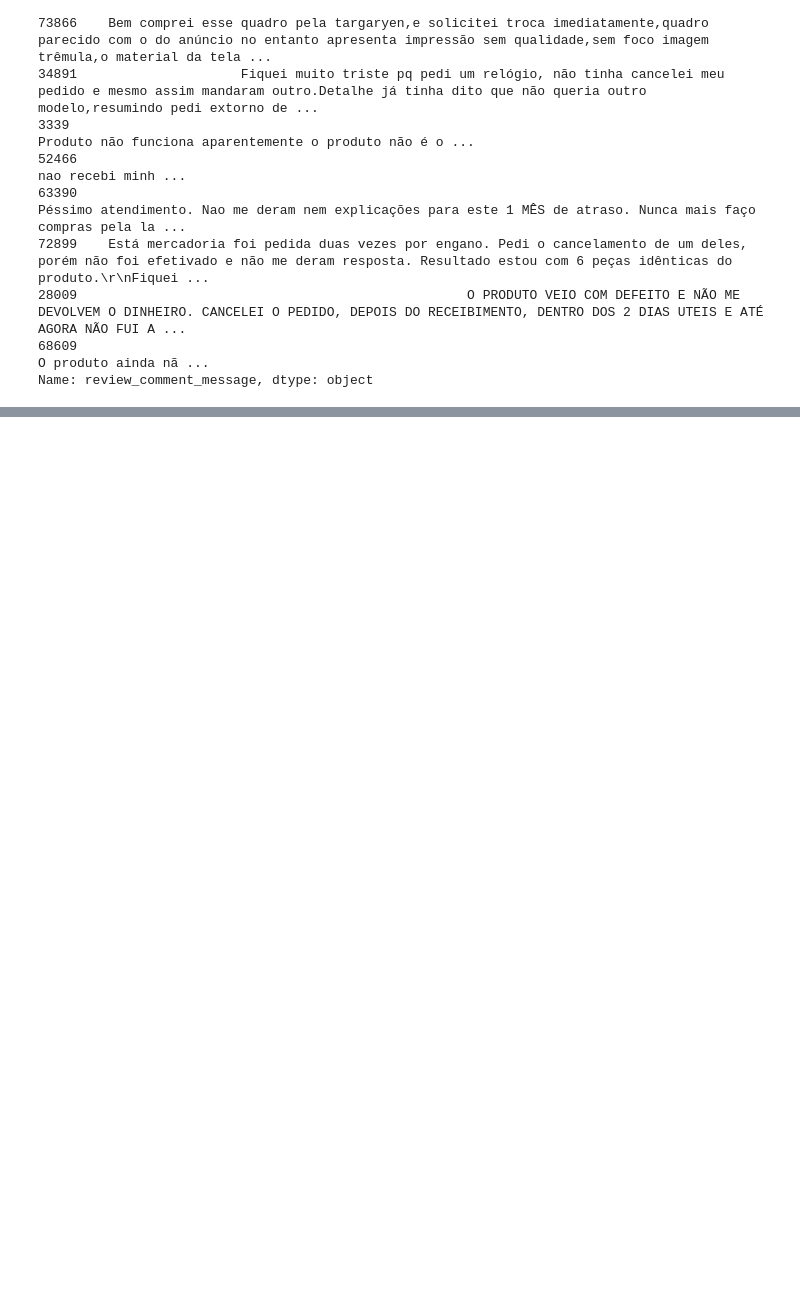
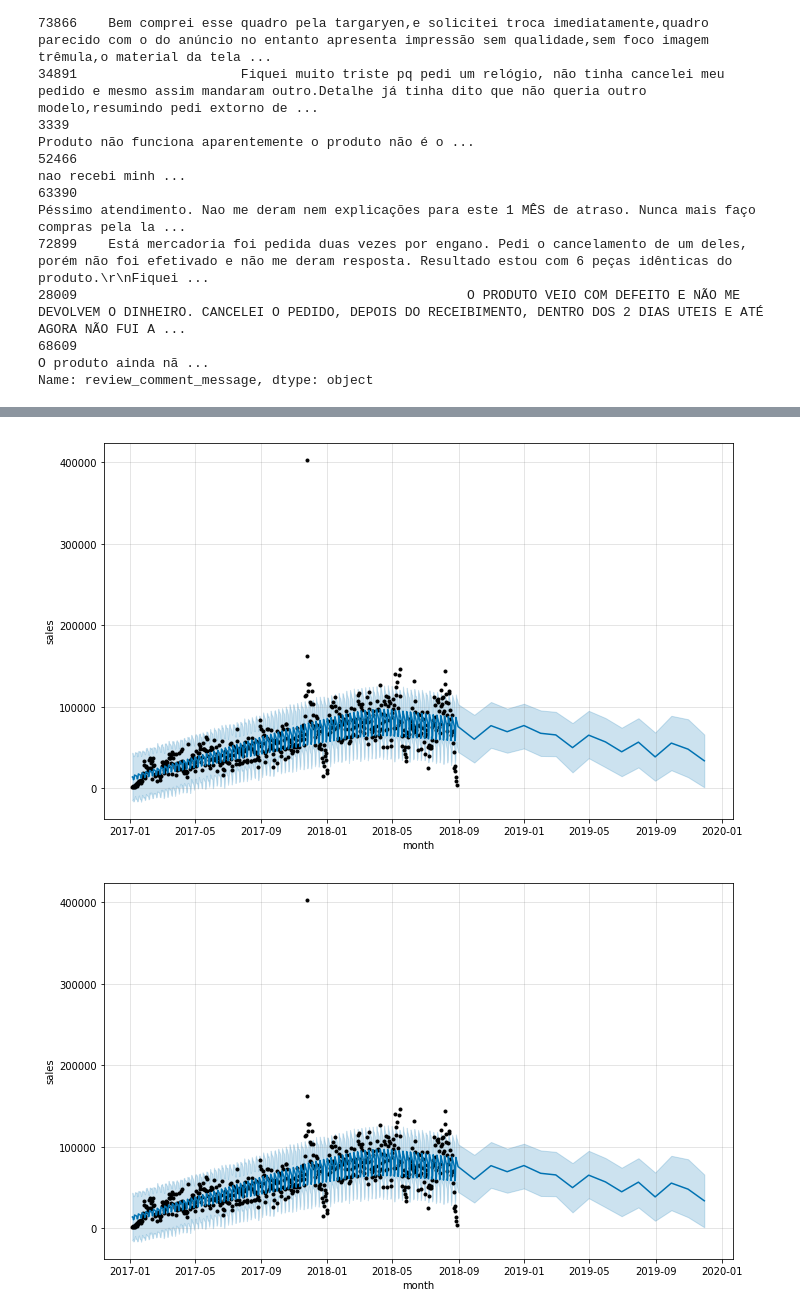
Before and after one commit to FoeinLove/Philips_Market_Analytics, a Jupyter notebook: phi.ipynb, the cells around one changed output, grey strips where cells are left out. Cells and saved outputs as stored; diff of their text form; code cells hidden in the pictures; blank space fills up the shorter version.

```diff
--- a/phi.ipynb
+++ b/phi.ipynb
@@ -249,0 +563,2 @@ We can extract key words from their comment messages to get a statistical view.
+# %%
+daily_sales.columns = ['ds','y']
@@ -249,0 +573,7 @@ We can extract key words from their comment messages to get a statistical view.
+# %%
+future_sale = m.make_future_dataframe(periods=16,freq='M')
+forecast_sale = m.predict(future_sale)
+m.plot(forecast_sale,xlabel='month',ylabel='sales')
+# %% [output]
+[figure, added]
+[figure, added]
```
Also changed, not shown: parts of 197 cells of this notebook, 6 other files.
